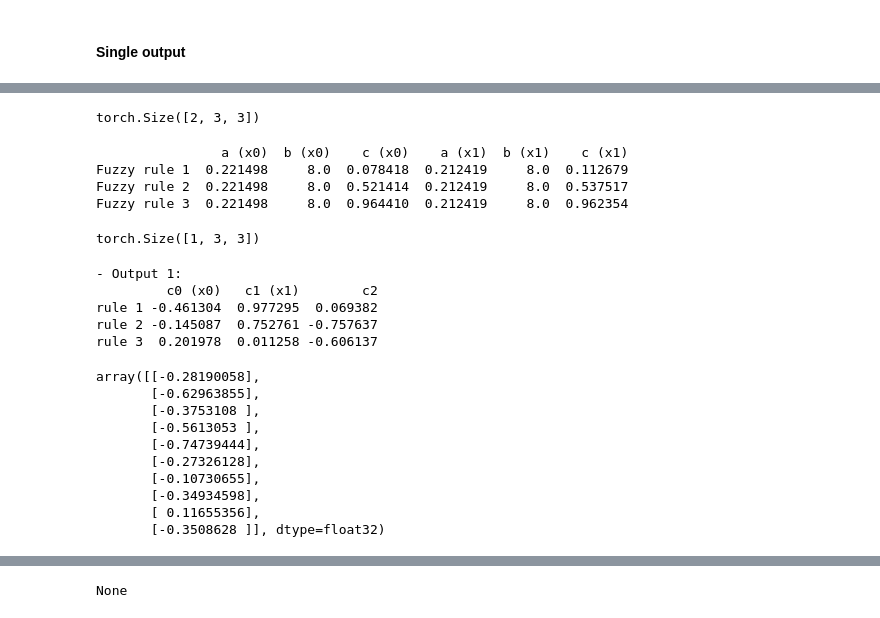
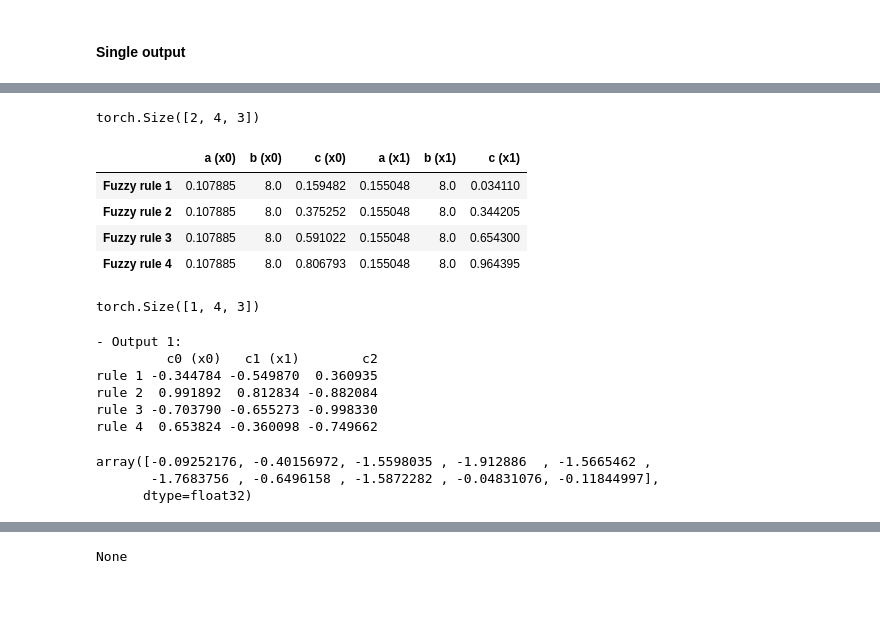
Before and after one commit to jsuarez2001/neuro-fuzzy-toolbox, a Jupyter notebook: test_notebooks/anfis.ipynb, the cells around one changed output, grey strips where cells are left out. Cells and saved outputs as stored; diff of their text form; code cells hidden in the pictures.

```diff
--- a/test_notebooks/anfis.ipynb
+++ b/test_notebooks/anfis.ipynb
@@ -26,28 +372,30 @@ tensor([0.4072, 0.1807, 0.6863, 0.6741, 0.1424, 0.1257, 0.9919, 0.2005, 0.6156,
 # %%
-model = ANFIS(x, init_fuzzy_rules=3, outputs=1, output_type='regression', rule_reduced=True)
+model = ANFIS(x_train=x, fuzzy_rules=4, outputs=1, output_type='regression', rule_reduced=True)
 # %%
 model.get_premises().shape
 # %% [output]
-torch.Size([2, 3, 3])
+torch.Size([2, 4, 3])
 # %%
-model.show_premises_structure()
+model.premises_structure
 # %% [output]
-                a (x0)  b (x0)    c (x0)    a (x1)  b (x1)    c (x1)
-Fuzzy rule 1  0.221498     8.0  0.078418  0.212419     8.0  0.112679
-Fuzzy rule 2  0.221498     8.0  0.521414  0.212419     8.0  0.537517
-Fuzzy rule 3  0.221498     8.0  0.964410  0.212419     8.0  0.962354
+|  | a (x0) | b (x0) | c (x0) | a (x1) | b (x1) | c (x1) |
+| Fuzzy rule 1 | 0.107885 | 8.0 | 0.159482 | 0.155048 | 8.0 | 0.034110 |
+| Fuzzy rule 2 | 0.107885 | 8.0 | 0.375252 | 0.155048 | 8.0 | 0.344205 |
+| Fuzzy rule 3 | 0.107885 | 8.0 | 0.591022 | 0.155048 | 8.0 | 0.654300 |
+| Fuzzy rule 4 | 0.107885 | 8.0 | 0.806793 | 0.155048 | 8.0 | 0.964395 |
 # %%
 model.get_consequents().shape
 # %% [output]
-torch.Size([1, 3, 3])
+torch.Size([1, 4, 3])
 # %%
 model.show_consequents_structure()
 # %% [output]
 - Output 1:
          c0 (x0)   c1 (x1)        c2
-rule 1 -0.461304  0.977295  0.069382
-rule 2 -0.145087  0.752761 -0.757637
-rule 3  0.201978  0.011258 -0.606137
+rule 1 -0.344784 -0.549870  0.360935
+rule 2  0.991892  0.812834 -0.882084
+rule 3 -0.703790 -0.655273 -0.998330
+rule 4  0.653824 -0.360098 -0.749662
 # %%
 loader = data.DataLoader(data.TensorDataset(x, y), batch_size = 2)
 x = loader.dataset.tensors[0]
@@ -55,16 +403,9 @@ y = loader.dataset.tensors[1]
 # %%
 model.predict(x)
 # %% [output]
-array([[-0.28190058],
-       [-0.62963855],
-       [-0.3753108 ],
-       [-0.5613053 ],
-       [-0.74739444],
-       [-0.27326128],
-       [-0.10730655],
-       [-0.34934598],
-       [ 0.11655356],
-       [-0.3508628 ]], dtype=float32)
+array([-0.09252176, -0.40156972, -1.5598035 , -1.912886  , -1.5665462 ,
+       -1.7683756 , -0.6496158 , -1.5872282 , -0.04831076, -0.11844997],
+      dtype=float32)
 # %%
 model(x)
 # %% [output]
```
Also changed, not shown: parts of 146 cells of this notebook, 45 other files.
